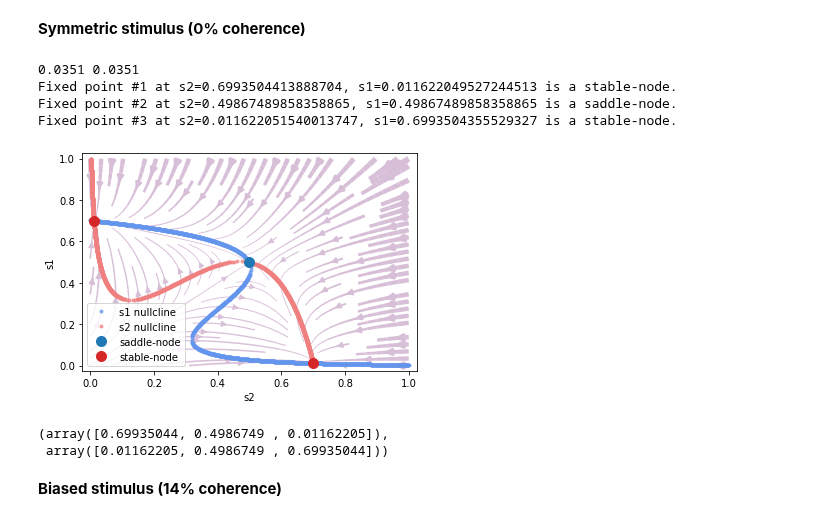
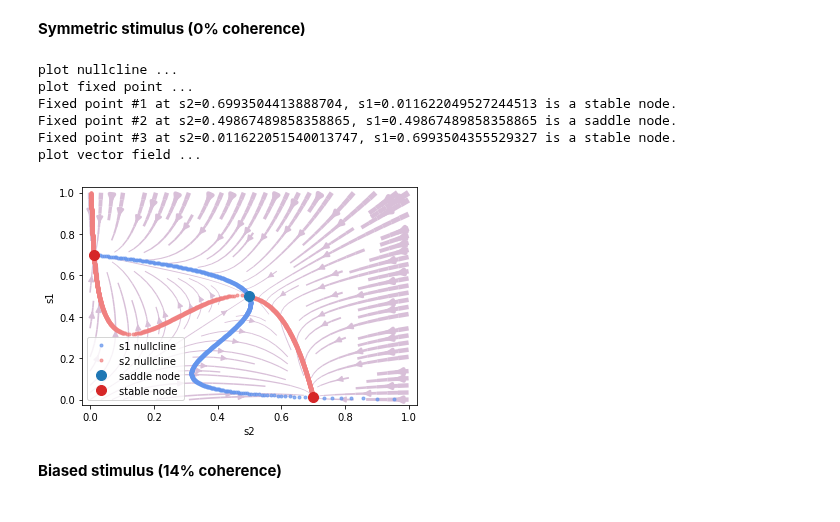
Before and after one commit to quanpeng0/BrainModels, a Jupyter notebook: docs/from_papers/wong_wang_2006_decision.ipynb, the cells around one changed output. Cells and saved outputs as stored; diff of their text form; code cells hidden in the pictures.

```diff
--- a/docs/from_papers/wong_wang_2006_decision.ipynb
+++ b/docs/from_papers/wong_wang_2006_decision.ipynb
@@ -112,0 +101,19 @@ Fixed point #5 at s2=0.18815439944520335, s1=0.029354240536530615 is a saddle-no
+# %%
+pars = dict(tau_s=.06, gamma=0.641,
+                J_rec = .3725, J_inh = .1137,
+                I_0=.3297, JAext = .00117,
+                b=108., d=0.154, a = 270.)
+
+pars['I'] = 0.
+pars['coh'] = 0.
+
+phase = bp.analysis.PhasePlane(Decision.integral,
+                               target_vars=OrderedDict(s2=[0., 1.], s1=[0., 1.]),
+                               fixed_vars=None,
+                               pars_update=pars,
+                               numerical_resolution=.001,
+                               options={'escape_sympy_solver': True})
+
+phase.plot_nullcline()
+phase.plot_fixed_point()
+phase.plot_vector_field(show=True)
@@ -113,30 +130,27 @@ Fixed point #5 at s2=0.18815439944520335, s1=0.029354240536530615 is a saddle-no
 # %% [markdown]
 **Symmetric stimulus (0% coherence)**
 # %%
-I1, I2 = get_stimulus(coh=0.)
-print(I1, I2)
+pars['I'] = 30.
+pars['coh'] = 0.
 
-analyzer = bp.analysis.PhasePlane(
-    model=decision_model(),
-    target_vars=OrderedDict(s2=[0., 1.], s1=[0., 1.]),
-    fixed_vars={'I1': I1, 'I2':I2},
-    numerical_resolution=0.001,
-    options={'escape_sympy_solver': True}
-)
+phase = bp.analysis.PhasePlane(Decision.integral,
+                               target_vars=OrderedDict(s2=[0., 1.], s1=[0., 1.]),
+                               fixed_vars=None,
+                               pars_update=pars,
+                               numerical_resolution=.001,
+                               options={'escape_sympy_solver': True})
 
-analyzer.plot_vector_field()
-analyzer.plot_nullcline(numerical_setting={
-                        'int_s1':dict(coords='s1-s2'),
-                        'int_s2':dict(coords='s2-s1')})
-analyzer.plot_fixed_point(show=True)
+phase.plot_nullcline()
+phase.plot_fixed_point()
+phase.plot_vector_field(show=True)
 # %% [output]
-0.0351 0.0351
-Fixed point #1 at s2=0.6993504413888704, s1=0.011622049527244513 is a stable-node.
-Fixed point #2 at s2=0.49867489858358865, s1=0.49867489858358865 is a saddle-node.
-Fixed point #3 at s2=0.011622051540013747, s1=0.6993504355529327 is a stable-node.
+plot nullcline ...
+plot fixed point ...
+Fixed point #1 at s2=0.6993504413888704, s1=0.011622049527244513 is a stable node.
+Fixed point #2 at s2=0.49867489858358865, s1=0.49867489858358865 is a saddle node.
+Fixed point #3 at s2=0.011622051540013747, s1=0.6993504355529327 is a stable node.
+plot vector field ...
-[figure, old version]
+[figure, new version]
-(array([0.69935044, 0.4986749 , 0.01162205]),
- array([0.01162205, 0.4986749 , 0.69935044]))
 # %% [markdown]
 **Biased stimulus (14% coherence)**
 # %%
```
Also changed, not shown: parts of 9 cells of this notebook.
